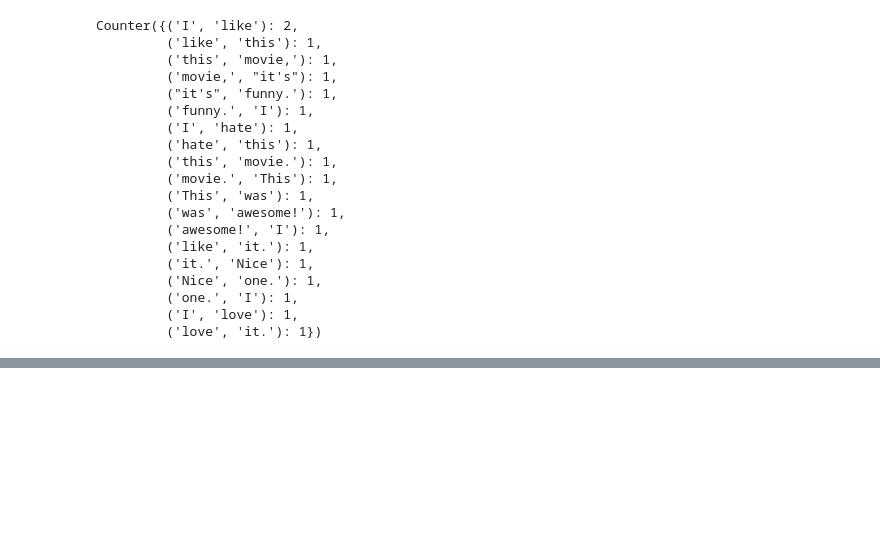
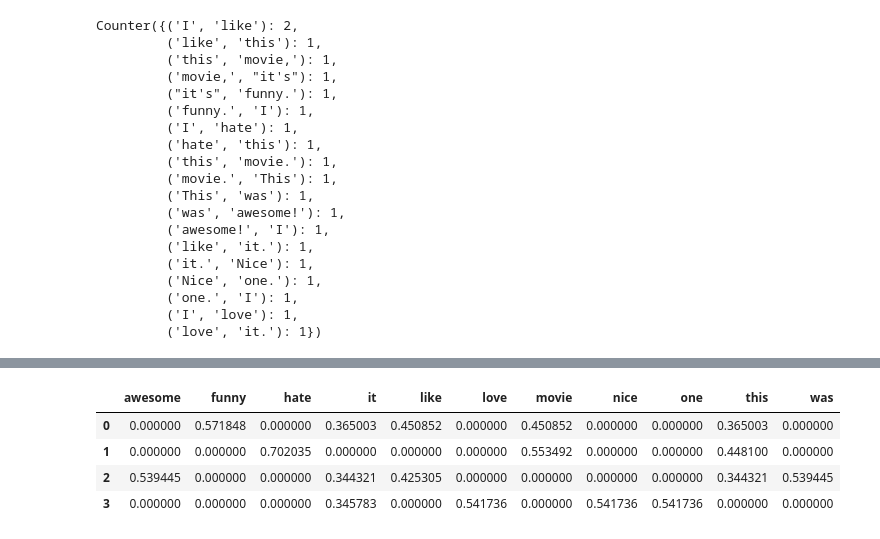
Before and after one commit to PavelNovikov888/data_science, a Jupyter notebook: ВЕКТОРИЗАЦИЯ_ТЕКСТОВ.ipynb, the cells around one changed output, grey strips where cells are left out. Drawn from its saved outputs; the diff is of its cells as text; code cells hidden in the pictures; blank space fills up the shorter version.

```diff
--- a/ВЕКТОРИЗАЦИЯ_ТЕКСТОВ.ipynb
+++ b/ВЕКТОРИЗАЦИЯ_ТЕКСТОВ.ipynb
@@ -141,0 +123,15 @@ Counter({('I', 'like'): 2,
+# %%
+from sklearn.feature_extraction.text import TfidfVectorizer
+import pandas as pd
+document = ["I like this movie, it's funny.", 'I hate this movie.', 'This was awesome! I like it.', 'Nice one. I love it.']
+tfidf_vectorizer = TfidfVectorizer()
+values = tfidf_vectorizer.fit_transform(document)
+# Show the Model as a pandas DataFrame
+feature_names = tfidf_vectorizer.get_feature_names_out()
+pd.DataFrame(values.toarray(), columns = feature_names)
+# %% [output]
+|  | awesome | funny | hate | it | like | love | movie | nice | one | this | was |
+| 0 | 0.000000 | 0.571848 | 0.000000 | 0.365003 | 0.450852 | 0.000000 | 0.450852 | 0.000000 | 0.000000 | 0.365003 | 0.000000 |
+| 1 | 0.000000 | 0.000000 | 0.702035 | 0.000000 | 0.000000 | 0.000000 | 0.553492 | 0.000000 | 0.000000 | 0.448100 | 0.000000 |
+| 2 | 0.539445 | 0.000000 | 0.000000 | 0.344321 | 0.425305 | 0.000000 | 0.000000 | 0.000000 | 0.000000 | 0.344321 | 0.539445 |
+| 3 | 0.000000 | 0.000000 | 0.000000 | 0.345783 | 0.000000 | 0.541736 | 0.000000 | 0.541736 | 0.541736 | 0.000000 | 0.000000 |
```
Also changed, not shown: parts of 5 cells of this notebook.
